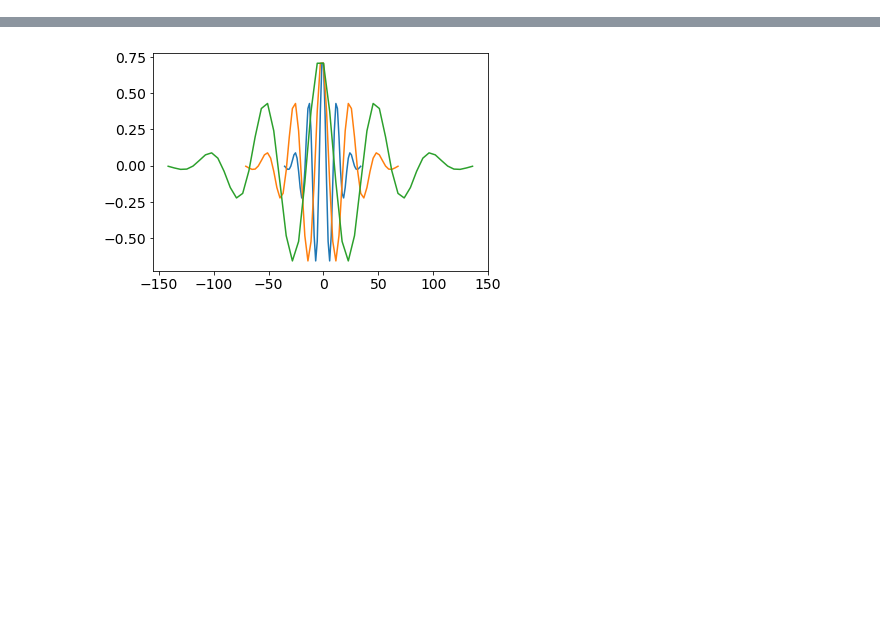
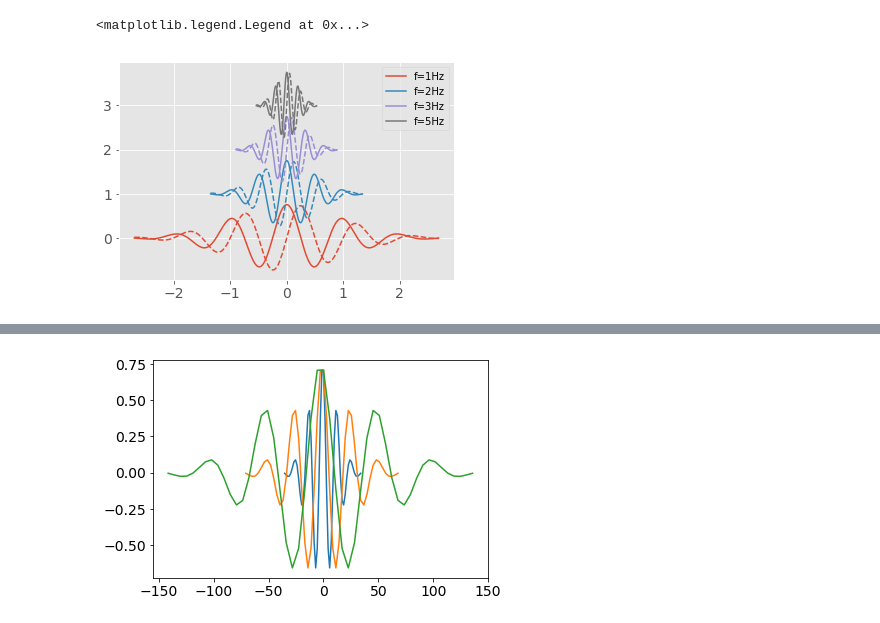
Before and after one commit to yzerlaut/NSI-paper, a Jupyter notebook: Wavelets.ipynb, the cells around one changed output, grey strips where cells are left out. Cells and saved outputs as stored; diff of their text form; code cells hidden in the pictures; blank space fills up the shorter version.

```diff
--- a/Wavelets.ipynb
+++ b/Wavelets.ipynb
@@ -27,0 +84,31 @@ set_plot(AX[1], xlim=[t[cond][0], t[cond][-1]])
+# %%
+def Morlet_Wavelet(t, f, w0=6.):
+    x = 2.*np.pi*f*t
+    output = np.exp(1j * x)
+    output *= np.exp(-0.5 * ((x/w0) ** 2)) * np.pi ** (-0.25)
+    return output
+
+def Morlet_Wavelet_Decay(f, w0=6.):
+    return 2 ** .5 * (w0/(np.pi*f))
+
+def from_fourier_to_morlet(freq):
+    x = np.linspace(0.1/freq, 2.*freq, 1e3)
+    return x[np.argmin((x-freq*(1-np.exp(-freq*x)))**2)]
+
+def get_Morlet_of_right_size(f, dt, w0=6., with_t=False):
+    Tmax = Morlet_Wavelet_Decay(f, w0=w0)
+    t = np.arange(-int(Tmax/dt), int(Tmax/dt))*dt
+    if with_t:
+        return t, Morlet_Wavelet(t, f, w0=w0)
+    else:
+        return Morlet_Wavelet(t, f, w0=w0)
+
+for i, f in enumerate([1., 2,  3., 5.]):
+    t, wvl = get_Morlet_of_right_size(f, 0.01, with_t=True)
+    plt.plot(t, i+np.real(wvl), '-',
+             t, i+np.imag(wvl), '--',
+             color='C'+str(i), label='f='+str(int(f))+'Hz')
+plt.legend()
+# %% [output]
+<matplotlib.legend.Legend at 0x...>
+[figure, added]
```
Also changed, not shown: parts of 12 cells of this notebook.
